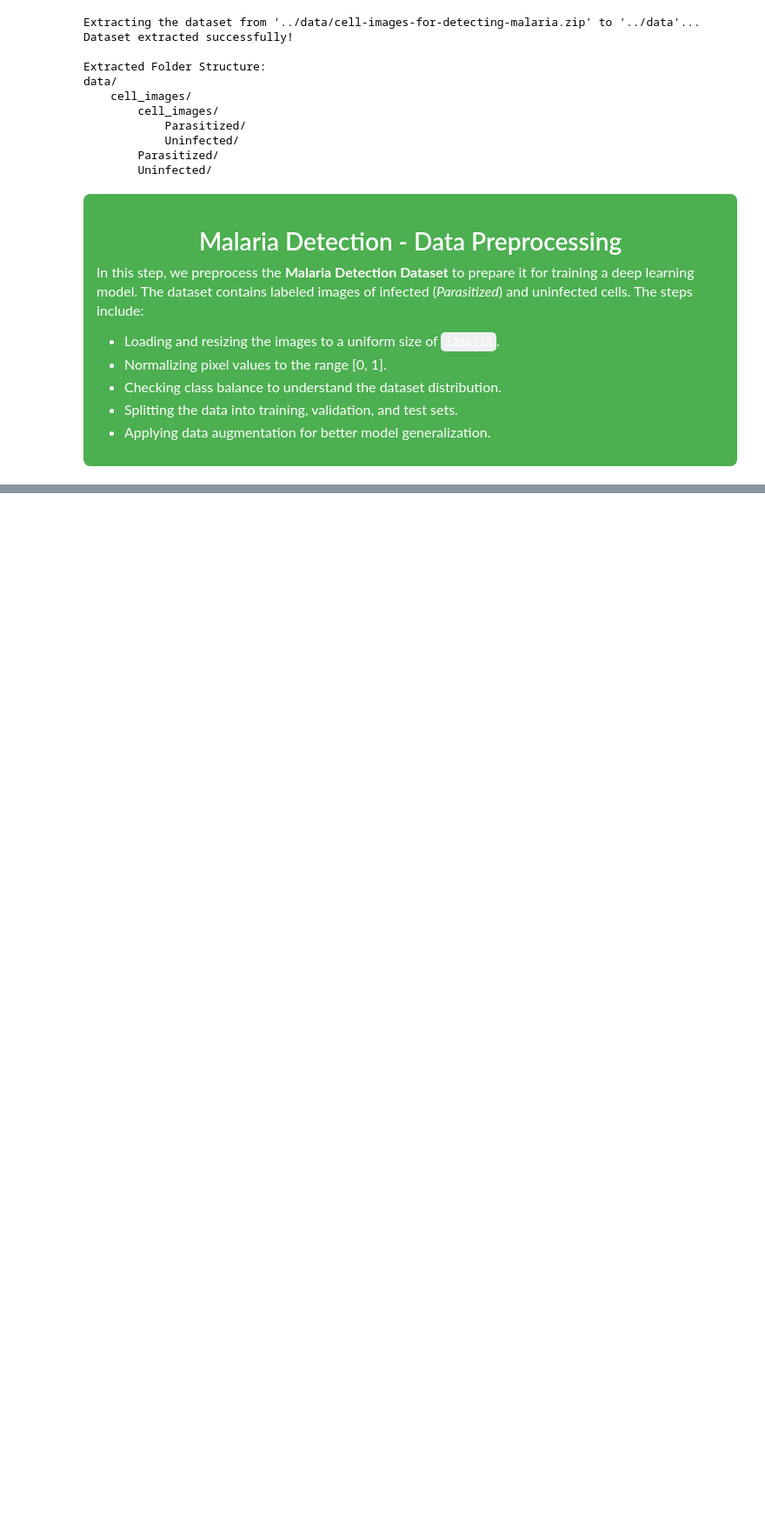
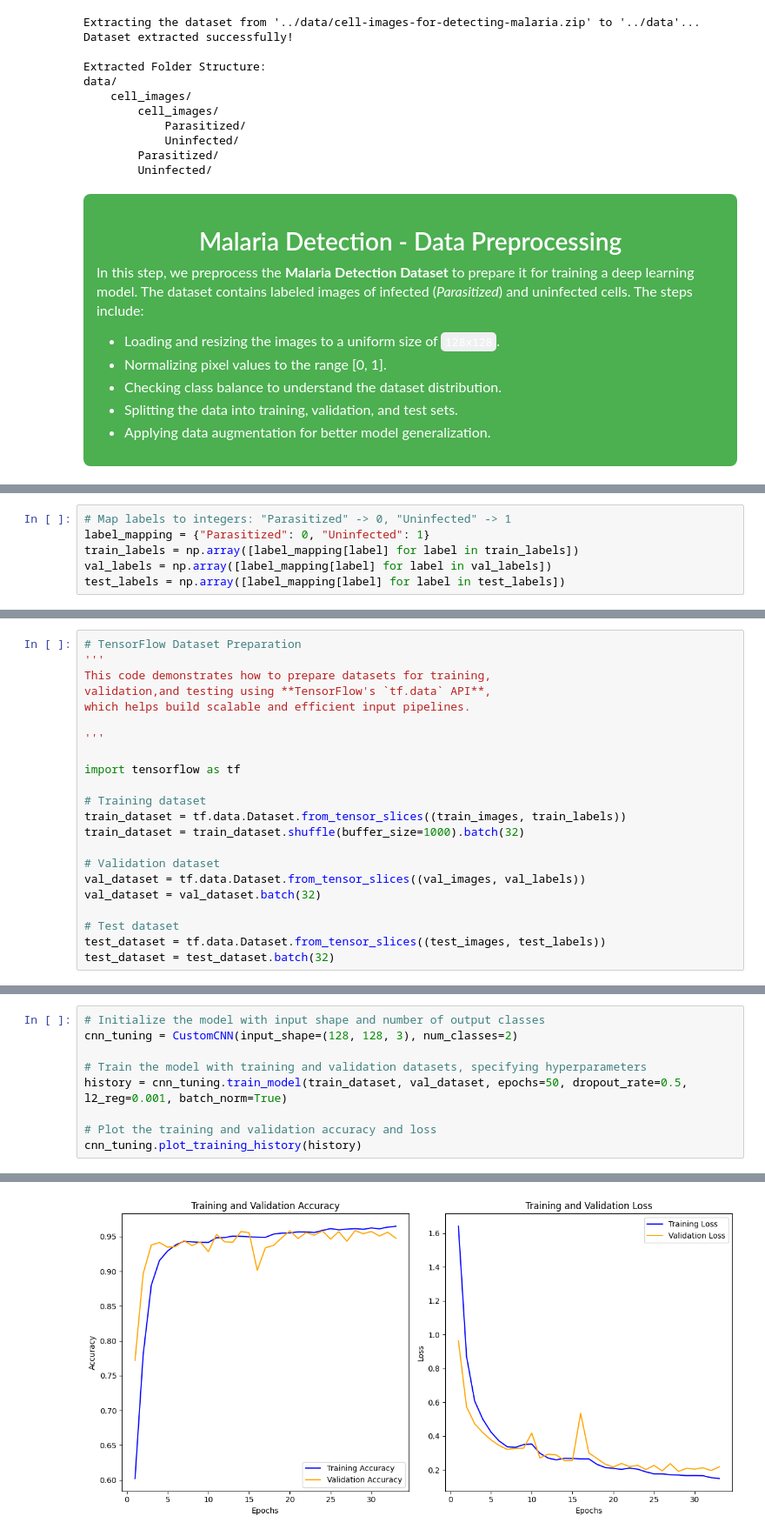
Before and after one commit to epythonlab2/malaria_detection, a Jupyter notebook: notebooks/malaria_detection.ipynb, the cells around one changed output, grey strips where cells are left out. Shown at 87% size. Drawn from its saved outputs; the diff is of its cells as text; blank space fills up the shorter version.

```diff
--- a/notebooks/malaria_detection.ipynb
+++ b/notebooks/malaria_detection.ipynb
@@ -157,0 +175,6 @@ Creating data augmentation generator...
+# %%
+# Map labels to integers: "Parasitized" -> 0, "Uninfected" -> 1
+label_mapping = {"Parasitized": 0, "Uninfected": 1}
+train_labels = np.array([label_mapping[label] for label in train_labels])
+val_labels = np.array([label_mapping[label] for label in val_labels])
+test_labels = np.array([label_mapping[label] for label in test_labels])
@@ -157,0 +198,22 @@ Creating data augmentation generator...
+# %%
+# TensorFlow Dataset Preparation
+'''
+This code demonstrates how to prepare datasets for training,
+validation,and testing using **TensorFlow's `tf.data` API**,
+which helps build scalable and efficient input pipelines.
+
+'''
+
+import tensorflow as tf
+
+# Training dataset
+train_dataset = tf.data.Dataset.from_tensor_slices((train_images, train_labels))
+train_dataset = train_dataset.shuffle(buffer_size=1000).batch(32)
+
+# Validation dataset
+val_dataset = tf.data.Dataset.from_tensor_slices((val_images, val_labels))
+val_dataset = val_dataset.batch(32)
+
+# Test dataset
+test_dataset = tf.data.Dataset.from_tensor_slices((test_images, test_labels))
+test_dataset = test_dataset.batch(32)
@@ -157,0 +227,10 @@ Creating data augmentation generator...
+# %%
+# Initialize the model with input shape and number of output classes
+cnn_tuning = CustomCNN(input_shape=(128, 128, 3), num_classes=2)
+
+# Train the model with training and validation datasets, specifying hyperparameters
+history = cnn_tuning.train_model(train_dataset, val_dataset, epochs=50, dropout_rate=0.5, l2_reg=0.001, batch_norm=True)
+
+# Plot the training and validation accuracy and loss
+cnn_tuning.plot_training_history(history)
+# %% [output]
@@ -157,0 +258 @@ Creating data augmentation generator...
+[figure, added]
```
Also changed, not shown: parts of 12 cells of this notebook, 1 other file.
